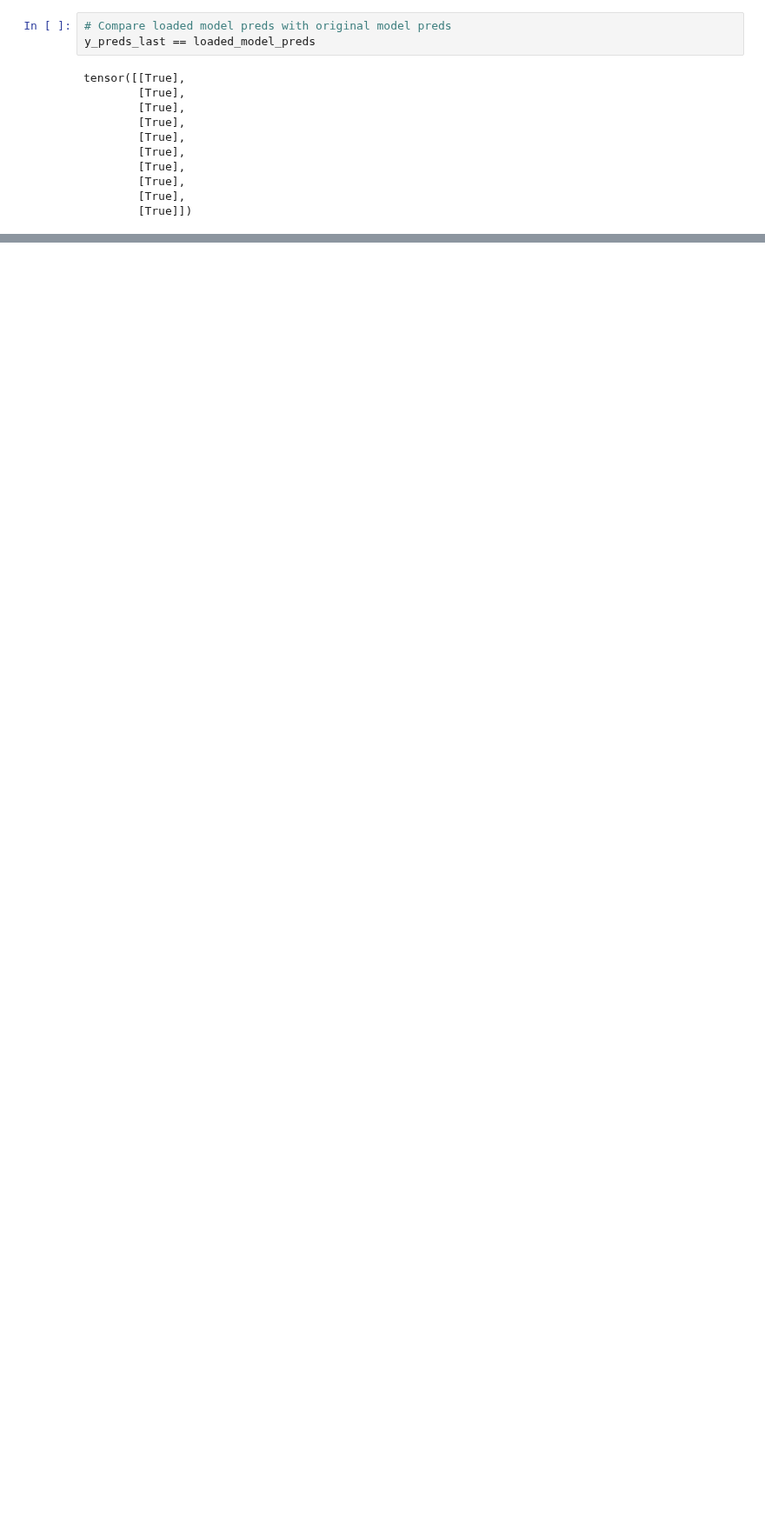
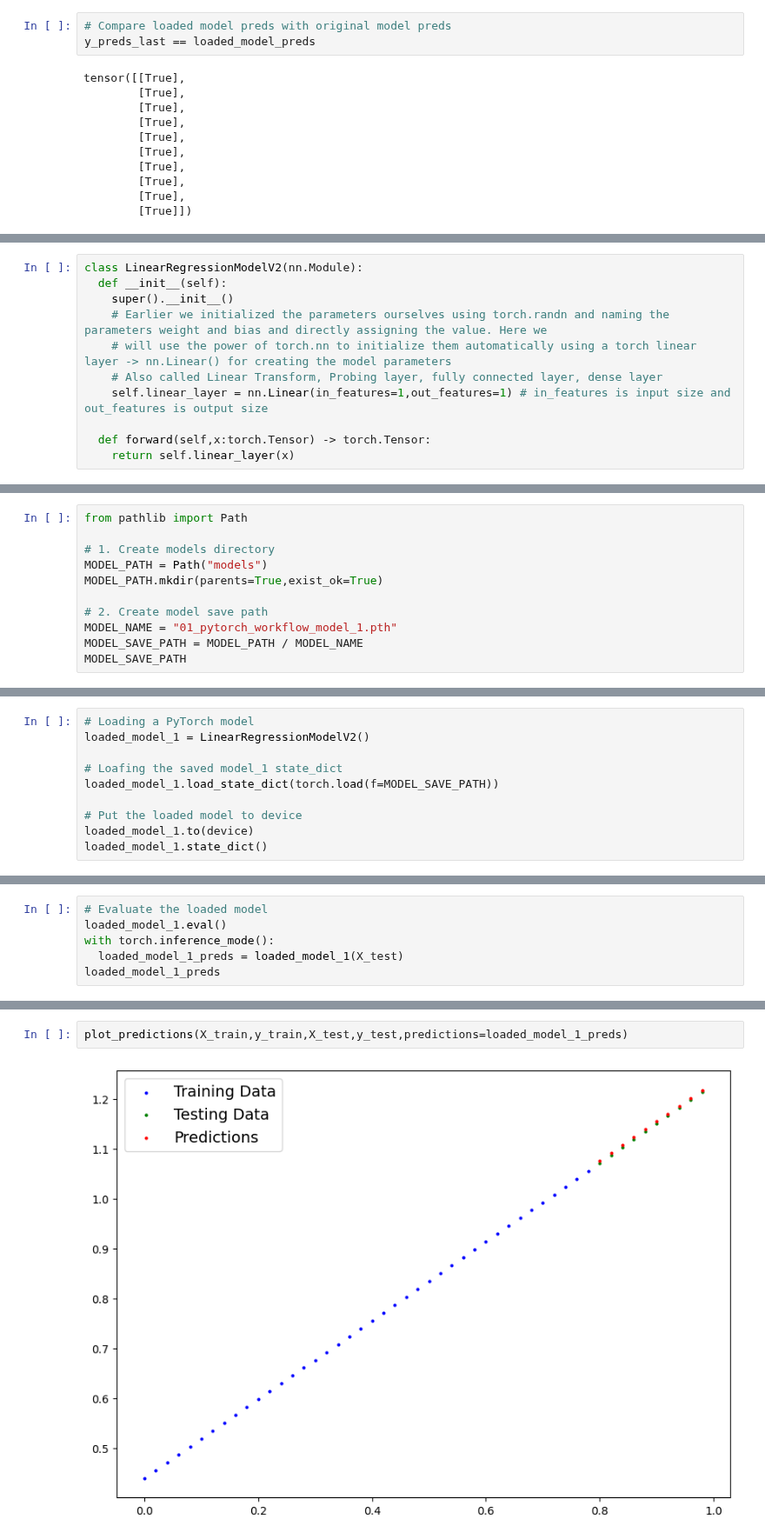
Before and after one commit to yash121299/PyTorch_Learning, a Jupyter notebook: 01_PyTorch_Workflow.ipynb, the cells around one changed output, grey strips where cells are left out. Shown at 87% size. Drawn from its saved outputs; the diff is of its cells as text; blank space fills up the shorter version.

Commit message:
Finished the complete workflow

```diff
--- a/01_PyTorch_Workflow.ipynb
+++ b/01_PyTorch_Workflow.ipynb
@@ -783,0 +868,11 @@ plot_predictions(predictions=loaded_model_preds)
+# %%
+class LinearRegressionModelV2(nn.Module):
+  def __init__(self):
+    super().__init__()
+    # Earlier we initialized the parameters ourselves using torch.randn and naming the parameters weight and bias and directly assigning the value. Here we
+    # will use the power of torch.nn to initialize them automatically using a torch linear layer -> nn.Linear() for creating the model parameters
+    # Also called Linear Transform, Probing layer, fully connected layer, dense layer
+    self.linear_layer = nn.Linear(in_features=1,out_features=1) # in_features is input size and out_features is output size
+
+  def forward(self,x:torch.Tensor) -> torch.Tensor:
+    return self.linear_layer(x)
@@ -783,0 +1019,11 @@ plot_predictions(predictions=loaded_model_preds)
+# %%
+from pathlib import Path
+
+# 1. Create models directory
+MODEL_PATH = Path("models")
+MODEL_PATH.mkdir(parents=True,exist_ok=True)
+
+# 2. Create model save path
+MODEL_NAME = "01_pytorch_workflow_model_1.pth"
+MODEL_SAVE_PATH = MODEL_PATH / MODEL_NAME
+MODEL_SAVE_PATH
@@ -783,0 +1038,10 @@ plot_predictions(predictions=loaded_model_preds)
+# %%
+# Loading a PyTorch model
+loaded_model_1 = LinearRegressionModelV2()
+
+# Loafing the saved model_1 state_dict
+loaded_model_1.load_state_dict(torch.load(f=MODEL_SAVE_PATH))
+
+# Put the loaded model to device
+loaded_model_1.to(device)
+loaded_model_1.state_dict()
@@ -783,0 +1055,6 @@ plot_predictions(predictions=loaded_model_preds)
+# %%
+# Evaluate the loaded model
+loaded_model_1.eval()
+with torch.inference_mode():
+  loaded_model_1_preds = loaded_model_1(X_test)
+loaded_model_1_preds
@@ -783,0 +1085,4 @@ plot_predictions(predictions=loaded_model_preds)
+# %%
+plot_predictions(X_train,y_train,X_test,y_test,predictions=loaded_model_1_preds)
+# %% [output]
+[figure, added]
```
Also changed, not shown: parts of 48 cells of this notebook.
